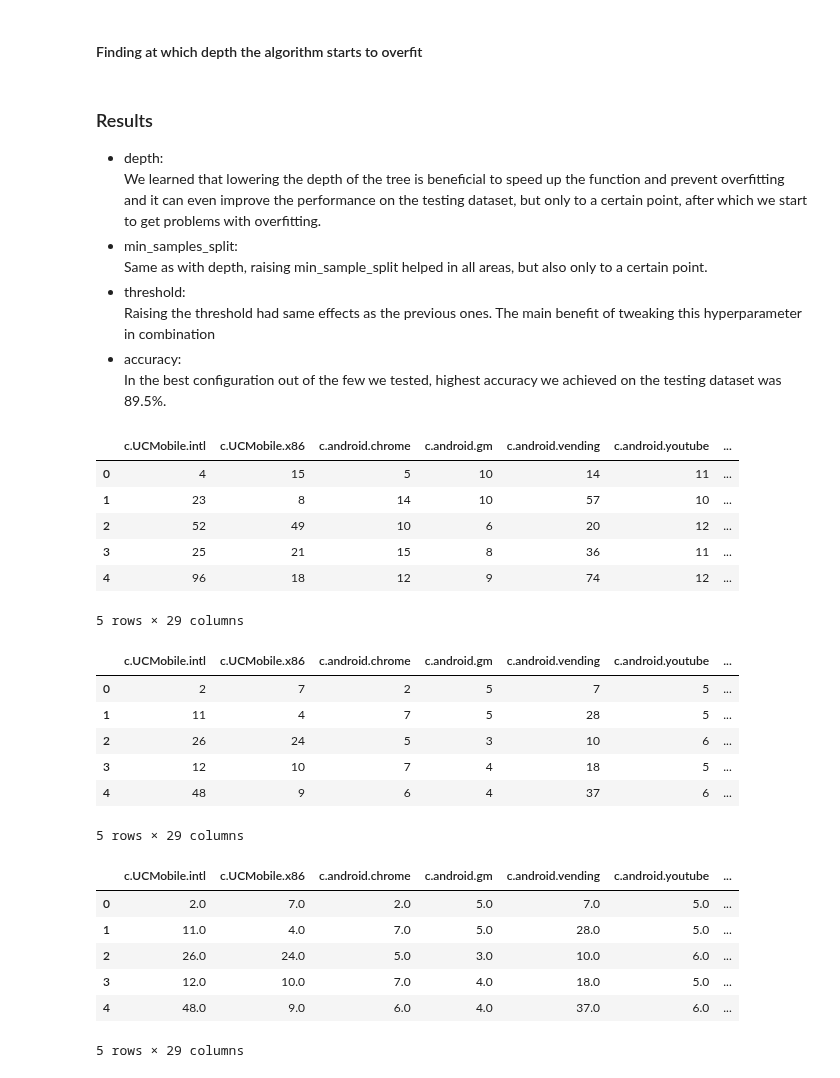
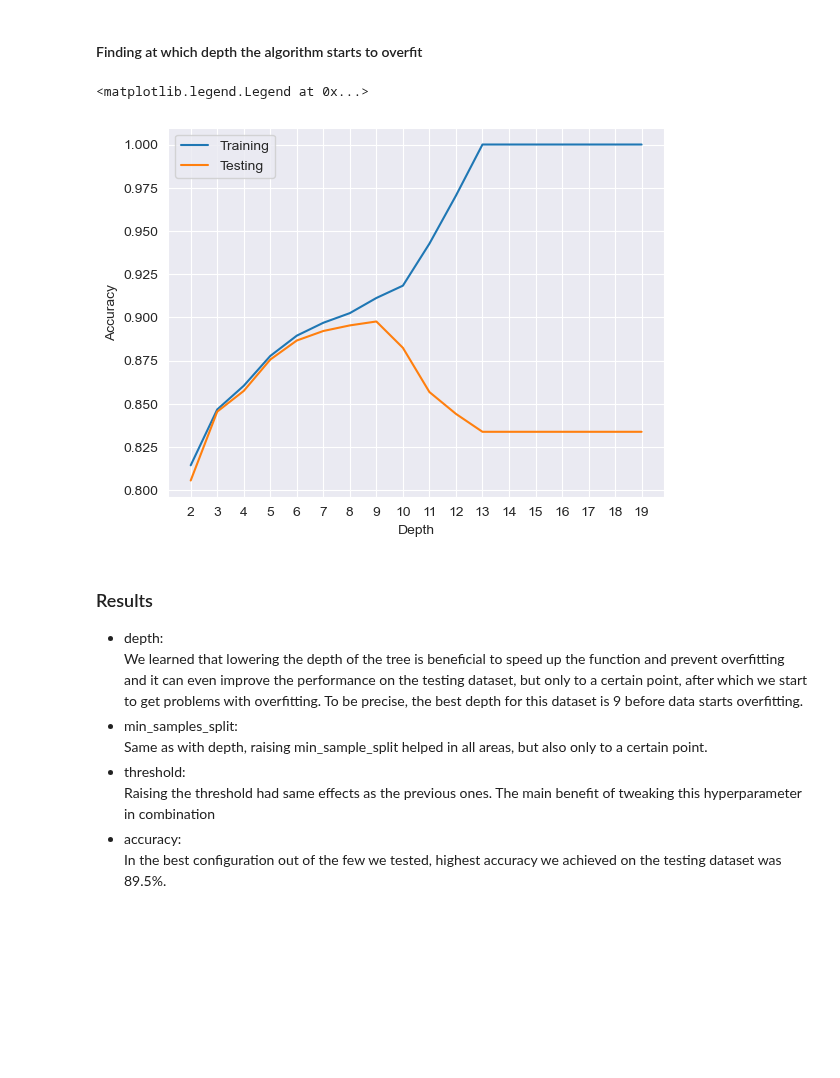
Before and after one commit to MartinH2k3/IAUProject, a Jupyter notebook: Phase3M.ipynb, the cells around one changed output. Drawn from its saved outputs; the diff is of its cells as text; code cells hidden in the pictures; blank space fills up the shorter version.

Commit message:
added a silly little graph

```diff
--- a/Phase3M.ipynb
+++ b/Phase3M.ipynb
@@ -413,10 +413,21 @@ for i in range(2, 20):
     y_pred_train = np.array([modified_id3.predict(item) for item in X_train.values])
     accuracies_train.append(accuracy_score(y_train, y_pred_train))
     accuracies_test.append(accuracy_score(y_test, y_pred))
+# %%
+plt.plot(range(2, 20), accuracies_train, label='Training')
+plt.plot(range(2, 20), accuracies_test, label='Testing')
+plt.xlabel('Depth')
+plt.ylabel('Accuracy')
+plt.xticks(np.arange(2, 20, step=1))
+plt.legend()
+plt.show()
+# %% [output]
+<matplotlib.legend.Legend at 0x...>
+[figure, added]
 # %% [markdown]
 ### Results
 - depth:
-We learned that lowering the depth of the tree is beneficial to speed up the function and prevent overfitting and it can even improve the performance on the testing dataset, but only to a certain point, after which we start to get problems with overfitting.
+We learned that lowering the depth of the tree is beneficial to speed up the function and prevent overfitting and it can even improve the performance on the testing dataset, but only to a certain point, after which we start to get problems with overfitting. To be precise, the best depth for this dataset is 9 before data starts overfitting.
 - min_samples_split:
 Same as with depth, raising min_sample_split helped in all areas, but also only to a certain point.
 - threshold:
@@ -431,32 +436,0 @@ cbd = cbd.astype('int64')
-# %%
-cbd.head()
-# %% [output]
-|  | c.UCMobile.intl | c.UCMobile.x86 | c.android.chrome | c.android.gm | c.android.vending | c.android.youtube | ... |
-| 0 | 4 | 15 | 5 | 10 | 14 | 11 | ... |
-| 1 | 23 | 8 | 14 | 10 | 57 | 10 | ... |
-| 2 | 52 | 49 | 10 | 6 | 20 | 12 | ... |
-| 3 | 25 | 21 | 15 | 8 | 36 | 11 | ... |
-| 4 | 96 | 18 | 12 | 9 | 74 | 12 | ... |
-5 rows × 29 columns
-# %%
-cbd.head()
-# %% [output]
-|  | c.UCMobile.intl | c.UCMobile.x86 | c.android.chrome | c.android.gm | c.android.vending | c.android.youtube | ... |
-| 0 | 2 | 7 | 2 | 5 | 7 | 5 | ... |
-| 1 | 11 | 4 | 7 | 5 | 28 | 5 | ... |
-| 2 | 26 | 24 | 5 | 3 | 10 | 6 | ... |
-| 3 | 12 | 10 | 7 | 4 | 18 | 5 | ... |
-| 4 | 48 | 9 | 6 | 4 | 37 | 6 | ... |
-5 rows × 29 columns
-# %%
-tbd = combined_table[columns_to_divide].copy()
-tbd //= 2
-tbd.head()
-# %% [output]
-|  | c.UCMobile.intl | c.UCMobile.x86 | c.android.chrome | c.android.gm | c.android.vending | c.android.youtube | ... |
-| 0 | 2.0 | 7.0 | 2.0 | 5.0 | 7.0 | 5.0 | ... |
-| 1 | 11.0 | 4.0 | 7.0 | 5.0 | 28.0 | 5.0 | ... |
-| 2 | 26.0 | 24.0 | 5.0 | 3.0 | 10.0 | 6.0 | ... |
-| 3 | 12.0 | 10.0 | 7.0 | 4.0 | 18.0 | 5.0 | ... |
-| 4 | 48.0 | 9.0 | 6.0 | 4.0 | 37.0 | 6.0 | ... |
-5 rows × 29 columns
```
Also changed, not shown: parts of 1 cell of this notebook.
